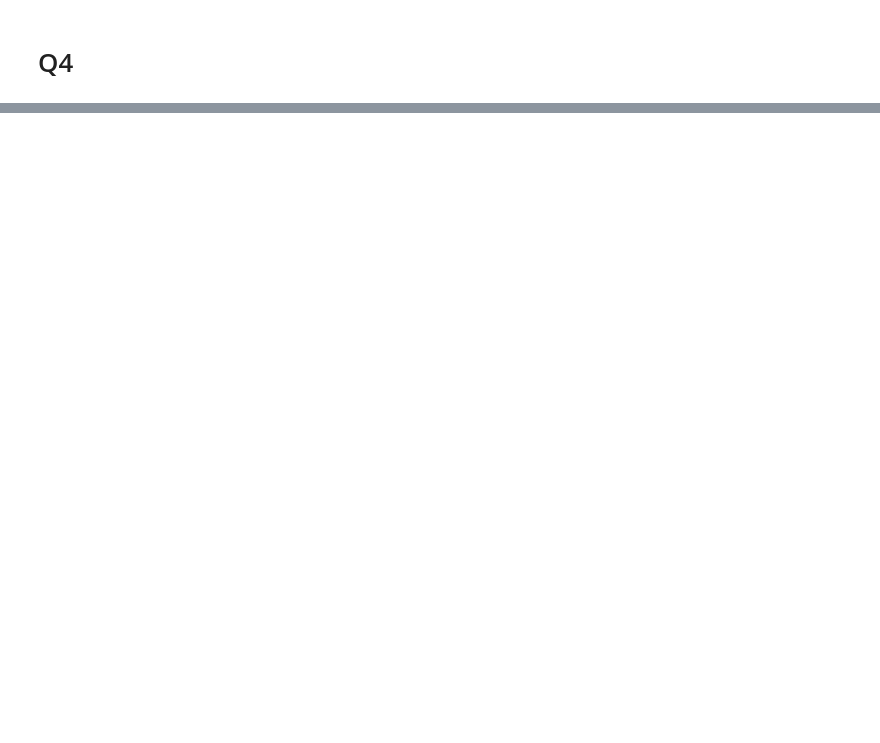
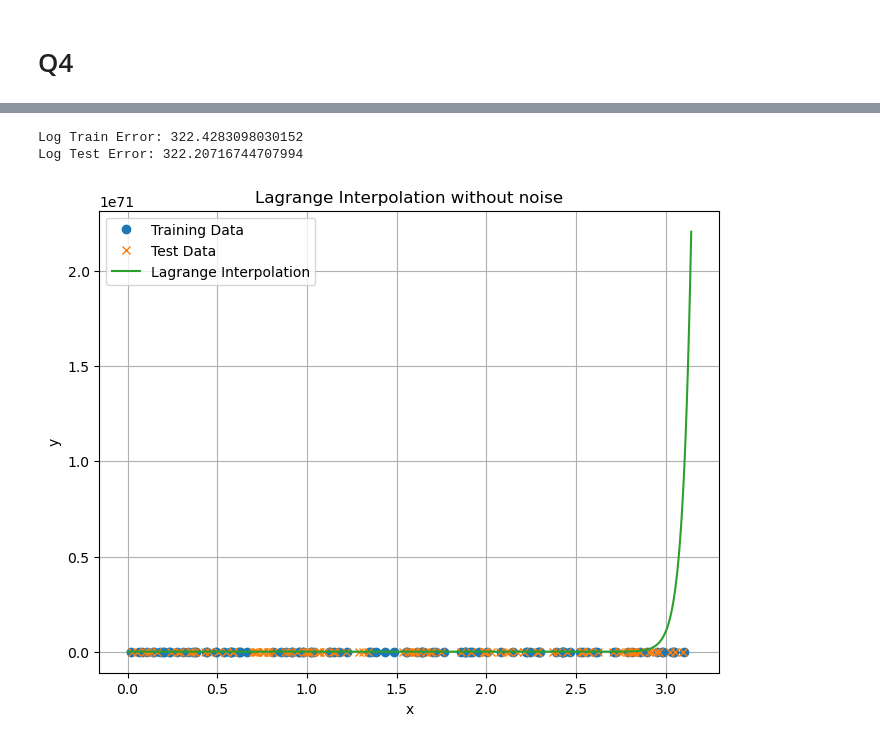
Before and after one commit to ZexuanSun/Zuoye, a Jupyter notebook: cs760_hw2.ipynb, the cells around one changed output, grey strips where cells are left out. Saved outputs shown, nothing was run; the diff lists cells and outputs as text; code cells hidden in the pictures; blank space fills up the shorter version.

```diff
--- a/cs760_hw2.ipynb
+++ b/cs760_hw2.ipynb
@@ -923,0 +808,60 @@ for std_dev in std_devs:
+# %%
+import numpy as np
+import matplotlib.pyplot as plt
+from scipy.interpolate import lagrange
+
+# Function to generate a training set with or without Gaussian noise
+def generate_dataset(n, a, b):
+    #noise = np.random.normal(0, noise_std, n)
+    x = np.random.uniform(a, b, n)
+    y = np.sin(x)
+    return x, y
+
+# Function to compute Lagrange interpolation and errors
+def interpolate_and_compute_errors(x_train, y_train, x_test, y_test):
+    # Interpolate using Lagrange polynomial
+    lagrange_poly = lagrange(x_train, y_train)
+
+    # Compute interpolated values for both training and test data
+    y_train_pred = lagrange_poly(x_train)
+    y_test_pred = lagrange_poly(x_test)
+
+    # Calculate errors (mean squared error)
+    train_error = np.mean((y_train - y_train_pred) ** 2)
+    test_error = np.mean((y_test - y_test_pred) ** 2)
+
+    return train_error, test_error, lagrange_poly
+
+# Define experiment parameters
+np.random.seed(42)  # For reproducibility
+n = 100
+a, b = 0,  np.pi  # Interval [0, 2π]
+
+# Generate training and test sets
+x_train, y_train = generate_dataset(n, a, b)
+x_test, y_test = generate_dataset(n, a, b)
+
+# Perform interpolation and compute errors
+train_error, test_error, lagrange_poly = interpolate_and_compute_errors(x_train, y_train, x_test, y_test)
+
+# Print errors
+print("Log Train Error:", np.log(train_error))
+print("Log Test Error:", np.log(test_error))
+
+# Plot the results on a log scale for the y-axis
+plt.figure(figsize=(8, 6))
+plt.plot(x_train, y_train, 'o', label="Training Data")
+plt.plot(x_test, y_test, 'x', label="Test Data")
+x_plot = np.linspace(a,b, 1000)
+plt.plot(x_plot, lagrange_poly(x_plot), label="Lagrange Interpolation")
+#plt.yscale('log')  # Use log scale for y-axis
+plt.xlabel("x")
+plt.ylabel("y")
+plt.legend()
+plt.title("Lagrange Interpolation without noise")
+plt.grid(True)
+plt.show()
+# %% [output]
+Log Train Error: 322.4283098030152
+Log Test Error: 322.20716744707994
+[figure, added]
```
Also changed, not shown: parts of 27 cells of this notebook.
